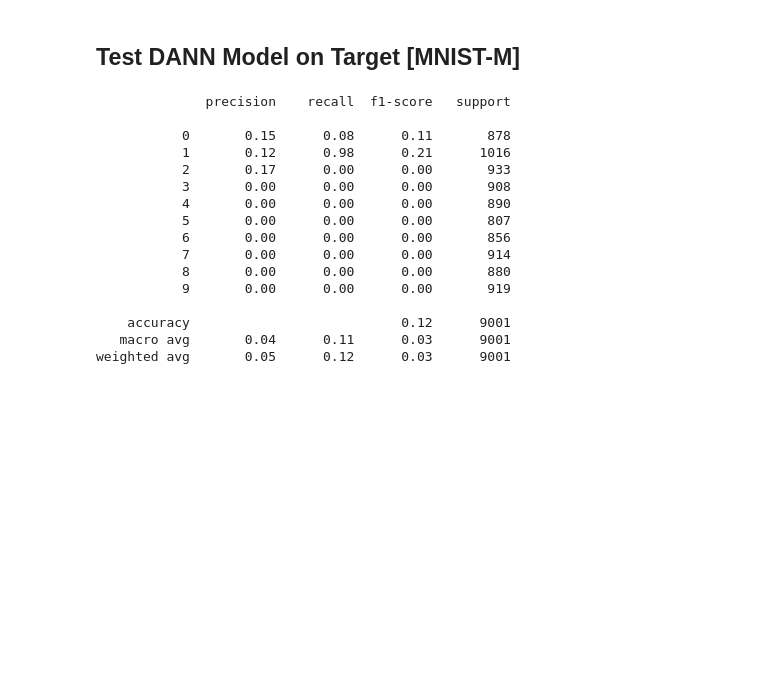
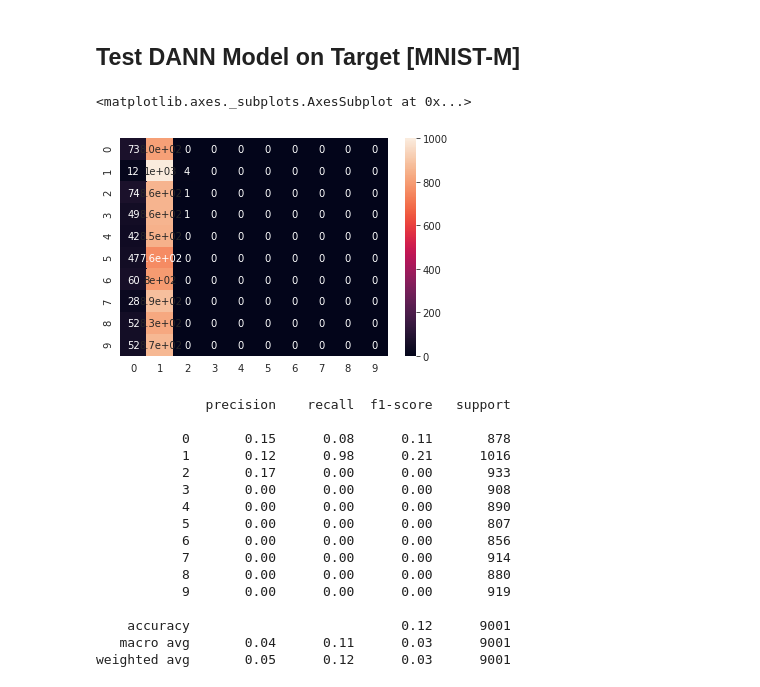
Before and after one commit to theairbend3r/how-to-train-your-neural-net, a Jupyter notebook: pytorch/computer_vision/domain_adaptation/gradient_reverse_layer.ipynb, the cells around one changed output. Drawn from its saved outputs; the diff is of its cells as text; code cells hidden in the pictures; blank space fills up the shorter version.

Commit message:
Added confusion matrix to grl notebook.

```diff
--- a/pytorch/computer_vision/domain_adaptation/gradient_reverse_layer.ipynb
+++ b/pytorch/computer_vision/domain_adaptation/gradient_reverse_layer.ipynb
@@ -628,4 +628,11 @@ with torch.no_grad():
 
         y_true_class_list.append(y_batch.item())
         y_pred_class_list.append(class_pred_value.item())
+# %%
+confusion_matrix_df = pd.DataFrame(confusion_matrix(y_true_class_list, y_pred_class_list)) #.rename(columns=idx2class, index=idx2class)
+
+sns.heatmap(confusion_matrix_df, annot=True)
+# %% [output]
+<matplotlib.axes._subplots.AxesSubplot at 0x...>
+[figure, added]
 # %%
```
Also changed, not shown: parts of 1 cell of this notebook.
